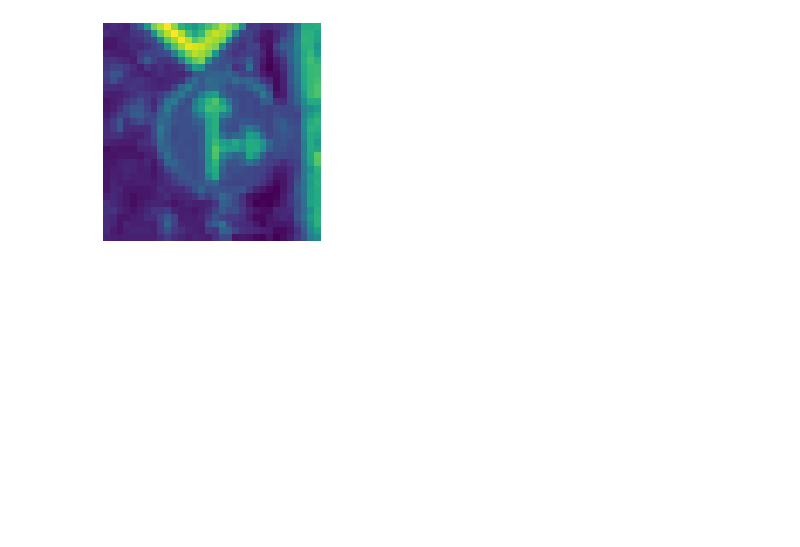
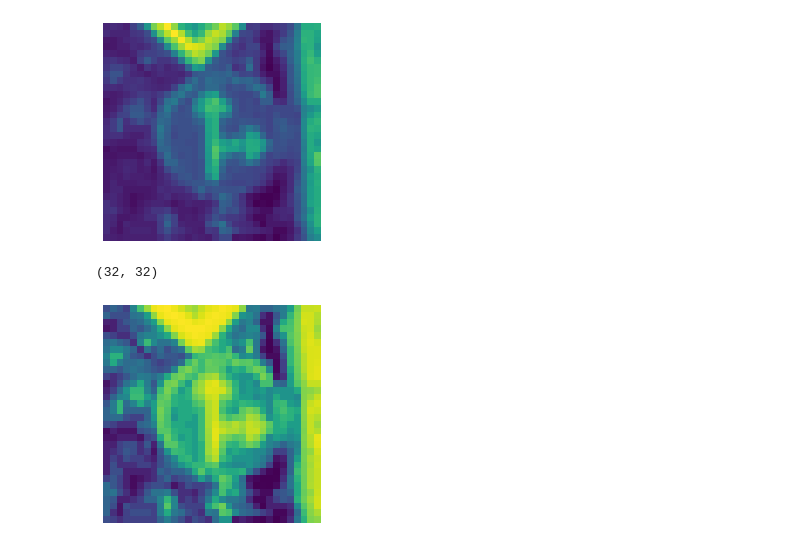
Before and after one commit to VaishnaviChaudhari97/Classifying-road-symbols, a Jupyter notebook: reading_traffic_signals.ipynb, the cells around one changed output. Saved outputs shown, nothing was run; the diff lists cells and outputs as text; code cells hidden in the pictures; blank space fills up the shorter version.

Commit message:
Histogram equalization

```diff
--- a/reading_traffic_signals.ipynb
+++ b/reading_traffic_signals.ipynb
@@ -129,3 +129,16 @@ print(img.shape)
 # %% [output]
 (32, 32)
 [figure]
+# %%
+#2. Histogram equalization
+def equalize(img):
+  img = cv2.equalizeHist(img)
+  return img
+
+img = equalize(img)
+plt.imshow(img)
+plt.axis('off')
+print(img.shape)
+# %% [output]
+(32, 32)
+[figure, added]
```
Also changed, not shown: parts of 1 cell of this notebook.
